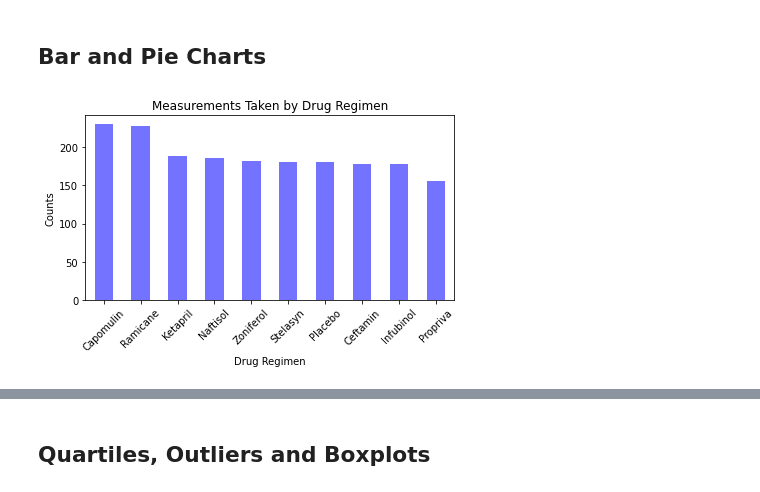
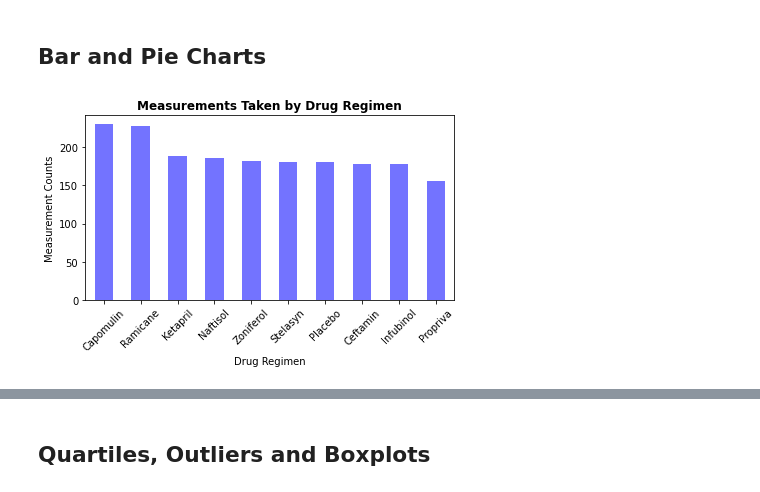
Before and after one commit to austin3216/matplotlib-challenge, a Jupyter notebook: pymaceuticals_starter.ipynb, the cells around one changed output, grey strips where cells are left out. Saved outputs shown, nothing was run; the diff lists cells and outputs as text; code cells hidden in the pictures.

```diff
--- a/pymaceuticals_starter.ipynb
+++ b/pymaceuticals_starter.ipynb
@@ -148,19 +146,19 @@ mouse_study_clean.groupby('Drug Regimen')['Tumor Volume (mm3)'].aggregate(['mean
 # %%
 # Generate a bar plot showing the total number of measurements taken on each drug regimen using pandas.
 
 # Get the counts of measurements taken by each drug regimen + plot using pandas
 mouse_study_clean['Drug Regimen'].value_counts().plot(kind='bar', alpha=.55, facecolor='blue', rot='45')
 
 # Add the title and axis labels
-plt.title('Measurements Taken by Drug Regimen')
+plt.title('Measurements Taken by Drug Regimen', weight='bold')
 plt.xlabel('Drug Regimen')
-plt.ylabel('Counts')
+plt.ylabel('Measurement Counts')
 
 # Show the bar chart
 plt.tight_layout()
 plt.show()
 # %% [output]
-[figure, old version]
+[figure, new version]
 # %%
 # Generate a bar plot showing the total number of measurements taken on each drug regimen using pyplot.
 
```
Also changed, not shown: parts of 9 cells of this notebook.
